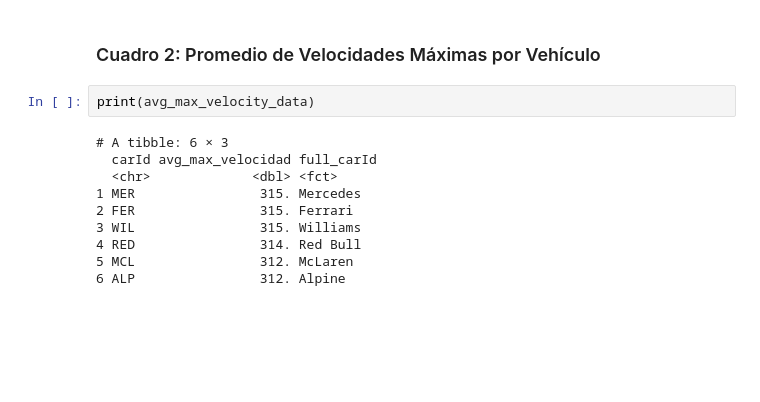
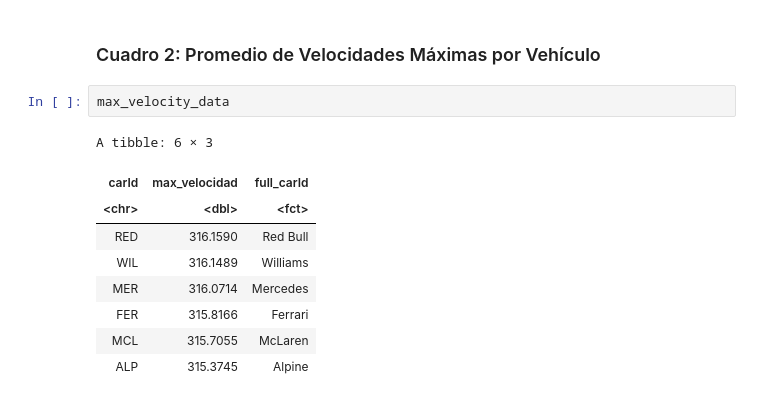
Before and after one commit to LuppeCh/F1EDA, a Jupyter notebook: Exploración_de_Datos_Trabajo_Final.ipynb, the cells around one changed output. Drawn from its saved outputs; the diff is of its cells as text; blank space fills up the shorter version.

```diff
--- a/Exploración_de_Datos_Trabajo_Final.ipynb
+++ b/Exploración_de_Datos_Trabajo_Final.ipynb
@@ -1091,14 +1079,14 @@ ggplot(avg_max_velocity_data, aes(x = full_carId, y = avg_max_velocidad, fill =
 # %% [markdown]
 ### Cuadro 2: Promedio de Velocidades Máximas por Vehículo
-# %%
-print(avg_max_velocity_data)
-# %% [output]
-# A tibble: 6 × 3
-  carId avg_max_velocidad full_carId
-  <chr>             <dbl> <fct>
-1 MER                315. Mercedes
-2 FER                315. Ferrari
-3 WIL                315. Williams
-4 RED                314. Red Bull
-5 MCL                312. McLaren
-6 ALP                312. Alpine
+# %%
+max_velocity_data
+# %% [output]
+A tibble: 6 × 3
+| carId | max_velocidad | full_carId |
+| <chr> | <dbl> | <fct> |
+| RED | 316.1590 | Red Bull |
+| WIL | 316.1489 | Williams |
+| MER | 316.0714 | Mercedes |
+| FER | 315.8166 | Ferrari |
+| MCL | 315.7055 | McLaren |
+| ALP | 315.3745 | Alpine |
```
Also changed, not shown: parts of 10 cells of this notebook.
